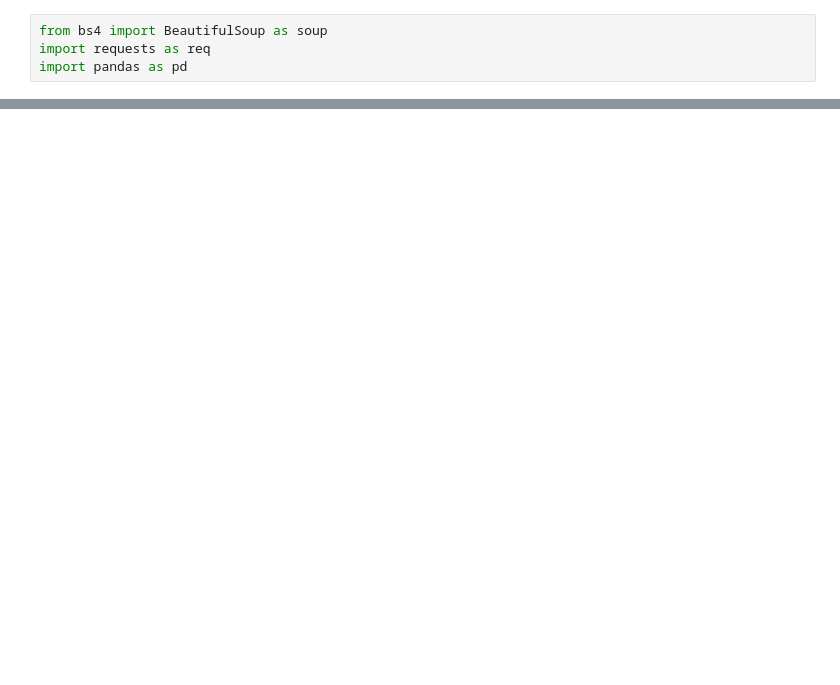
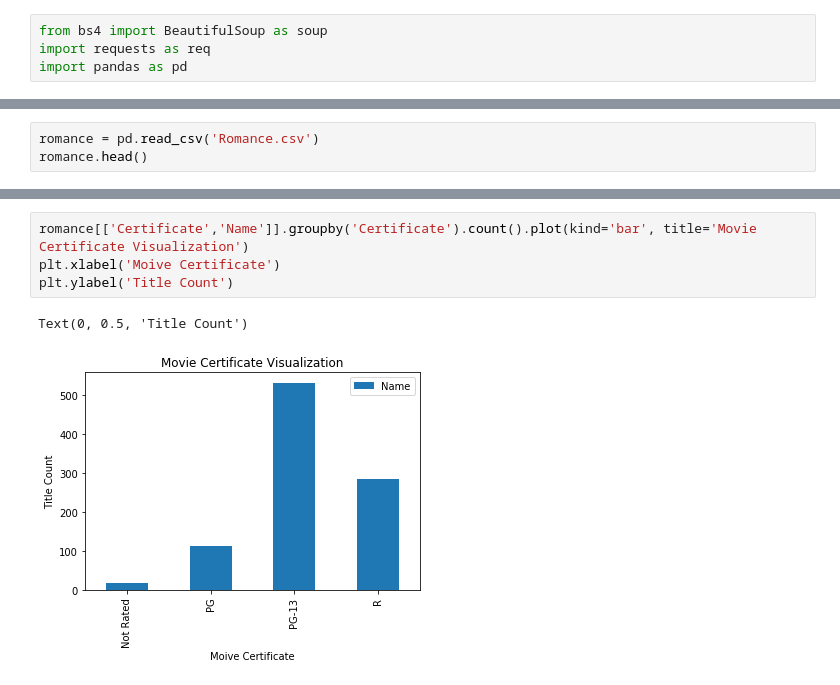
Before and after one commit to arslanali0029/Scrap_imdb_top_250_movies, a Jupyter notebook: IMDb_All_Genre_movies_scrape.ipynb, the cells around one changed output, grey strips where cells are left out. Drawn from its saved outputs; the diff is of its cells as text; blank space fills up the shorter version.

```diff
--- a/IMDb_All_Genre_movies_scrape.ipynb
+++ b/IMDb_All_Genre_movies_scrape.ipynb
@@ -139,0 +173,3 @@ Text(0, 0.5, 'Title Count')
+# %%
+romance = pd.read_csv('Romance.csv')
+romance.head()
@@ -139,0 +192,7 @@ Text(0, 0.5, 'Title Count')
+# %%
+romance[['Certificate','Name']].groupby('Certificate').count().plot(kind='bar', title='Movie Certificate Visualization')
+plt.xlabel('Moive Certificate')
+plt.ylabel('Title Count')
+# %% [output]
+Text(0, 0.5, 'Title Count')
+[figure, added]
```
Also changed, not shown: parts of 17 cells of this notebook, 19 other files.
